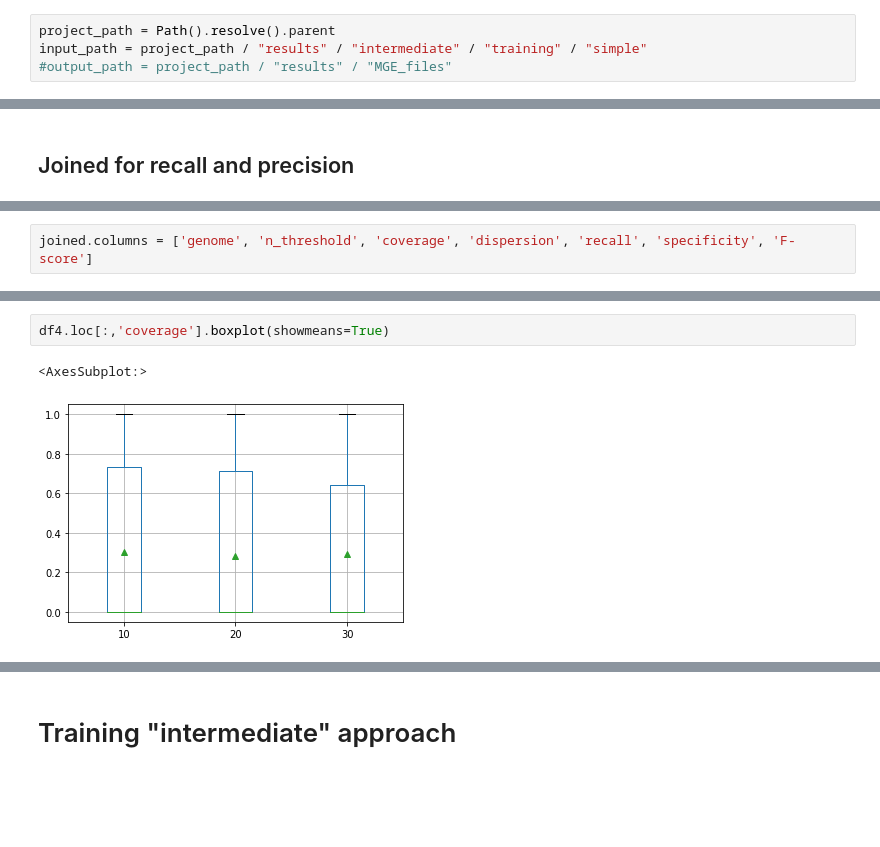
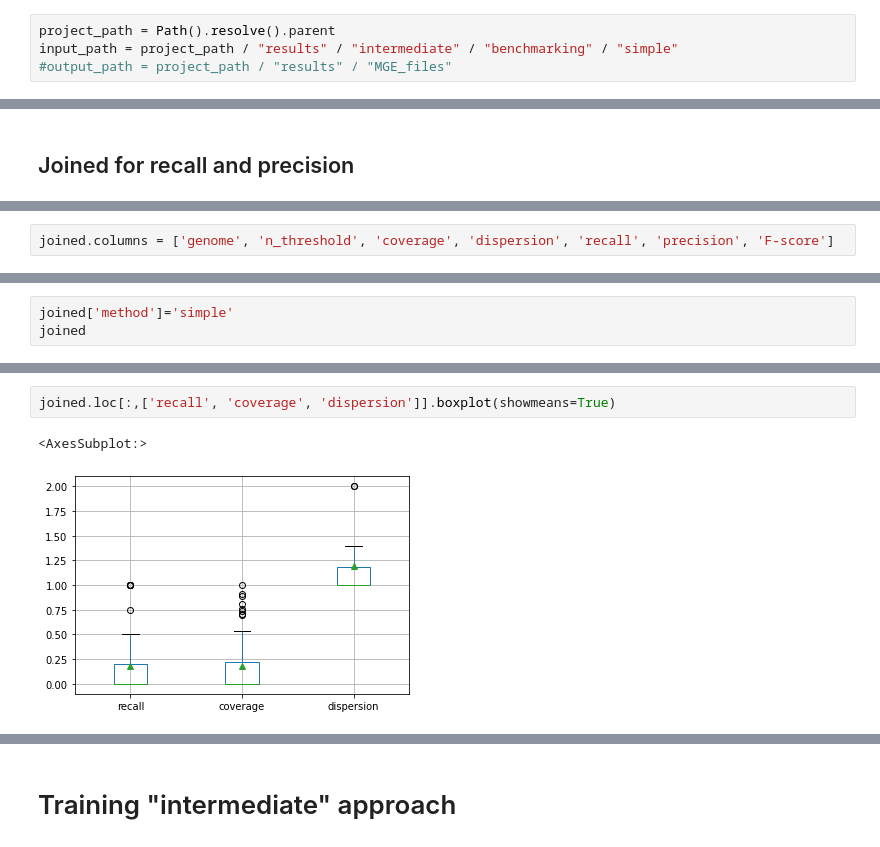
Before and after one commit to LoreVanSantvliet/Thesis, a Jupyter notebook: Training_simple.ipynb, the cells around one changed output, grey strips where cells are left out. Saved outputs shown, nothing was run; the diff lists cells and outputs as text; blank space fills up the shorter version.

Commit message:
Training and performance measurements, bug fixes

```diff
--- a/Training_simple.ipynb
+++ b/Training_simple.ipynb
@@ -10,7 +10,7 @@ import numpy as np
 import os
 # %%
 project_path = Path().resolve().parent
-input_path = project_path / "results" / "intermediate" / "training" / "simple"
+input_path = project_path / "results" / "intermediate" / "benchmarking" / "simple"
 #output_path = project_path / "results" / "MGE_files"
 # %% [markdown]
 ## CONJscan
@@ -188,2 +179,2 @@ joined
 # %%
-joined.columns = ['genome', 'n_threshold', 'coverage', 'dispersion', 'recall', 'specificity', 'F-score']
+joined.columns = ['genome', 'n_threshold', 'coverage', 'dispersion', 'recall', 'precision', 'F-score']
@@ -212,0 +181,3 @@ df4
+# %%
+joined['method']='simple'
+joined
@@ -213,8 +202,8 @@ df4
 # %%
-df4.loc[:,'coverage'].boxplot(showmeans=True)
+joined.loc[:,['recall', 'coverage', 'dispersion']].boxplot(showmeans=True)
 # %% [output]
 <AxesSubplot:>
-[figure, old version]
+[figure, new version]
 # %%
 df4.loc[:,'dispersion'].boxplot(showmeans=True)
 # %% [output]
```
Also changed, not shown: parts of 86 cells of this notebook, 21 other files.
